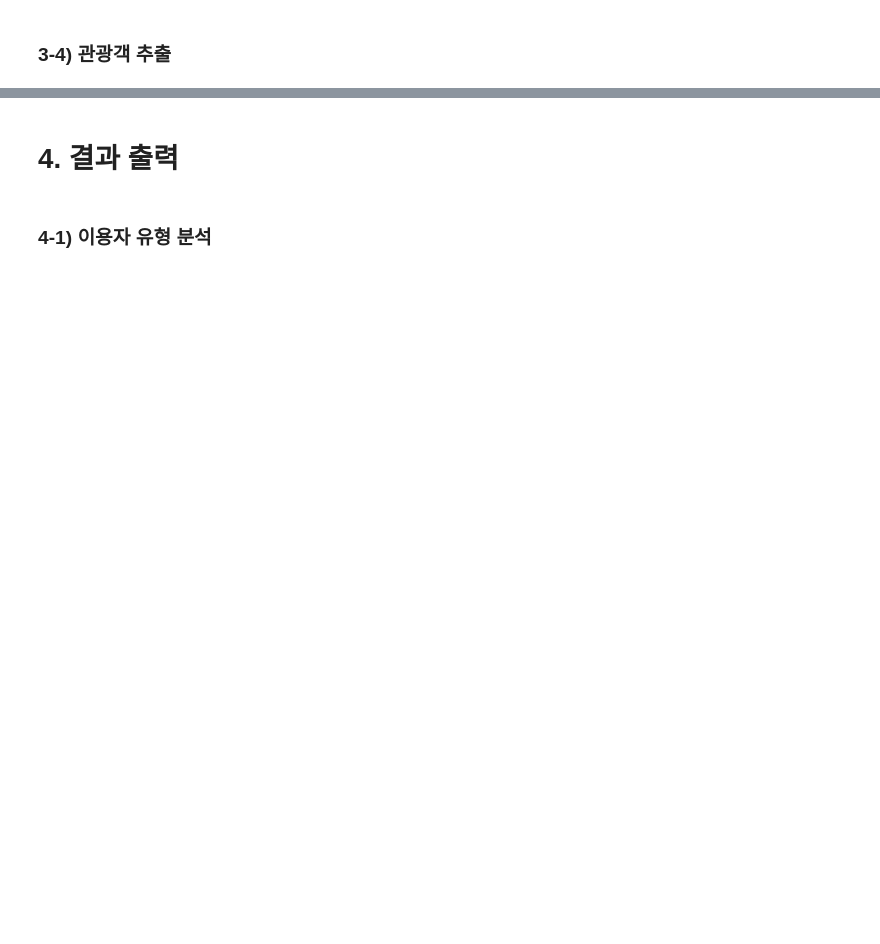
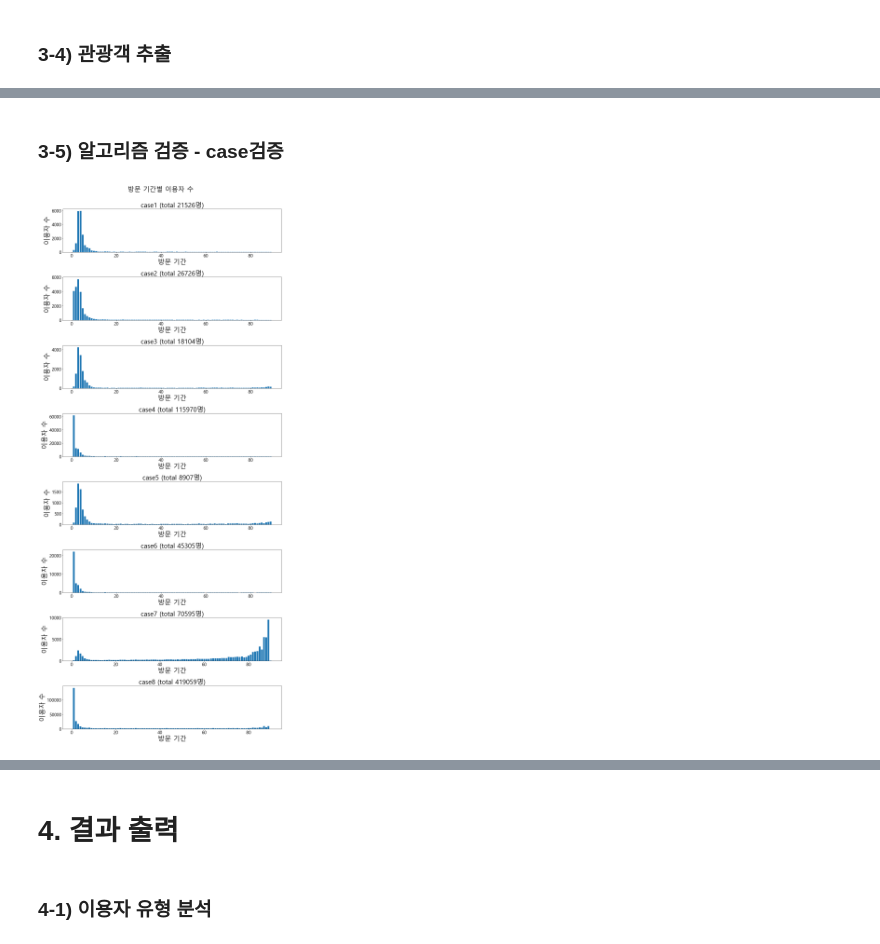
Before and after one commit to hoonisone/2020_jeju-bus-tag_data-analysis, a Jupyter notebook: 1. 사용자 정보 추출.ipynb, the cells around one changed output, grey strips where cells are left out. Saved outputs shown, nothing was run; the diff lists cells and outputs as text; code cells hidden in the pictures; blank space fills up the shorter version.

Commit message:
verification algorithm with graph

```diff
--- a/1. 사용자 정보 추출.ipynb
+++ b/1. 사용자 정보 추출.ipynb
@@ -270,14 +265,3 @@ def analyze_tourist(user_df):
-# %%
-def draw_period_user(plt, user_df):
-    plt.rcParams["figure.figsize"] = (15,4)
-    data = user_df['period'].value_counts().reset_index().sort_values('index')
-    data_x = data['index']
-    data_y = data['period']
-
-    plt.bar(data_x, data_y)
-    plt.title('방문 기간 별 이용자 수')
-    plt.xlabel('방문기간')
-    plt.ylabel('방문자 수')
 # %% [markdown]
 # 3. main
 # %% [markdown]
@@ -317,6 +301,8 @@ user_df = analyze_usage_date(usage_df, user_df)
 print("이용 날짜 분석 완료")
 user_df = analyze_usage_num(usage_df, user_df)
 print("이용 횟수 분석 완료")
+user_df = analyze_usage_ratio(user_df)
+print("이용 비율 분석 완료")
 user_df = analyze_start_end(usage_df, user_df)
 print("출발, 도작지 분석 완료")
 # %% [output]
@@ -431,0 +337,33 @@ user_id의 개수: 37442
+# %% [markdown]
+### 3-5) 알고리즘 검증 - case검증
+# %%
+def draw_period_user(plt, user_df, title=""):
+    data = user_df['period'].value_counts().reset_index().sort_values('index')
+    data_x = data['index']
+    data_y = data['period']
+
+    plt.bar(data_x, data_y)
+    if title == "":
+        plt.title('방문 기간별 이용자 수', fontsize=30)
+    else:
+        plt.title(title, fontsize=30)
+    plt.xlabel('방문 기간', fontsize = 30)
+    plt.ylabel('이용자 수', fontsize = 30)
+    return plt
+
+def draw_period_user_per_case(user_df):
+    plt.figure(figsize=(16, 35))
+
+    for i in range(8):
+        plt.subplot(8, 1, 1+i)
+        case_df = user_df[user_df["case"] == 1+i]
+        title = "case{} (total {}명)".format(1+i, len(case_df))
+        draw_period_user(plt, case_df, title=title)
+    plt.suptitle("방문 기간별 이용자 수", fontsize=30, y = 1.02)
+    plt.tight_layout()
+    plt.show()
+
+# 방문 기간 별 이용자 수 per each case
+draw_period_user_per_case(user_df)
+# %% [output]
+[figure, added]
```
Also changed, not shown: parts of 27 cells of this notebook.
